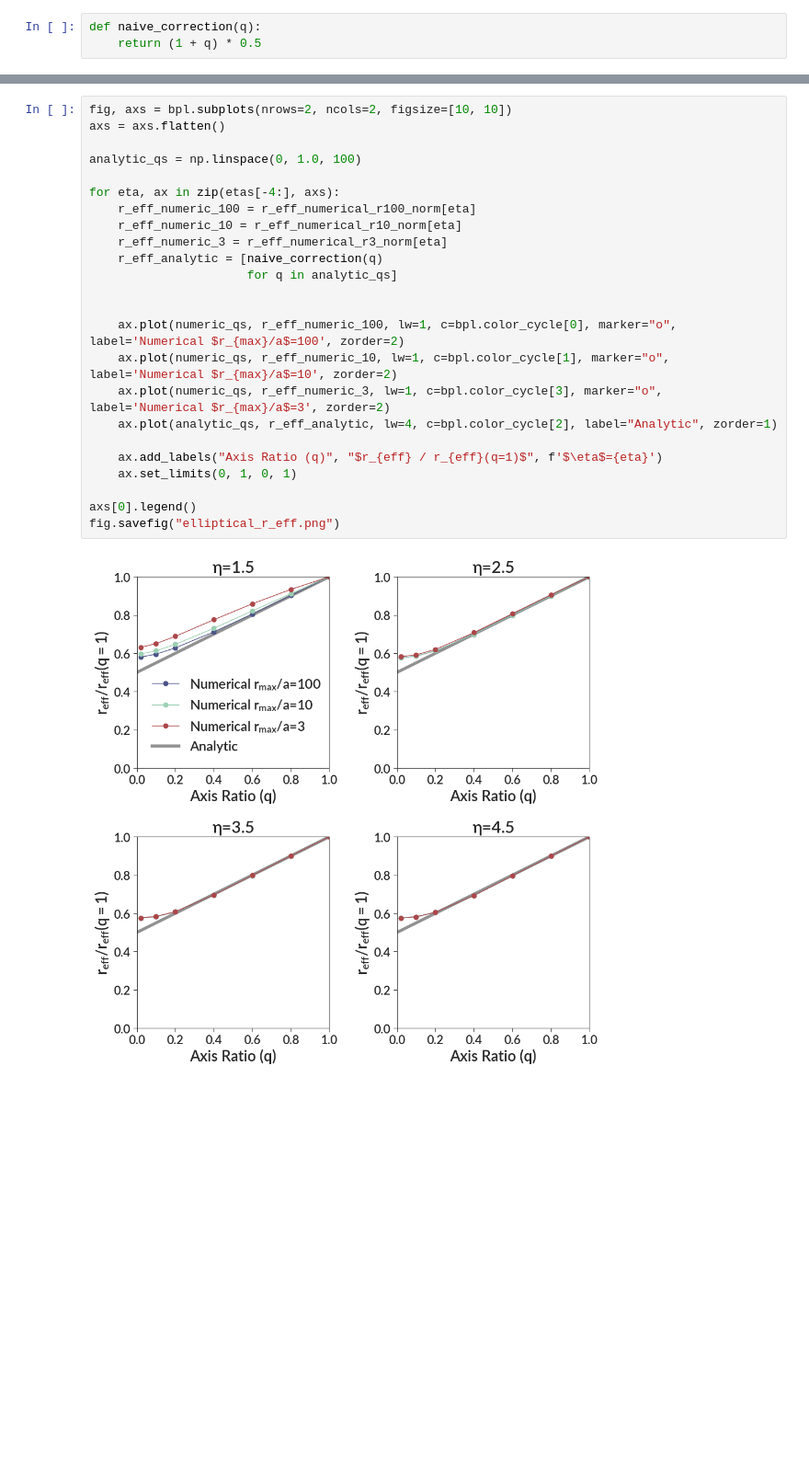
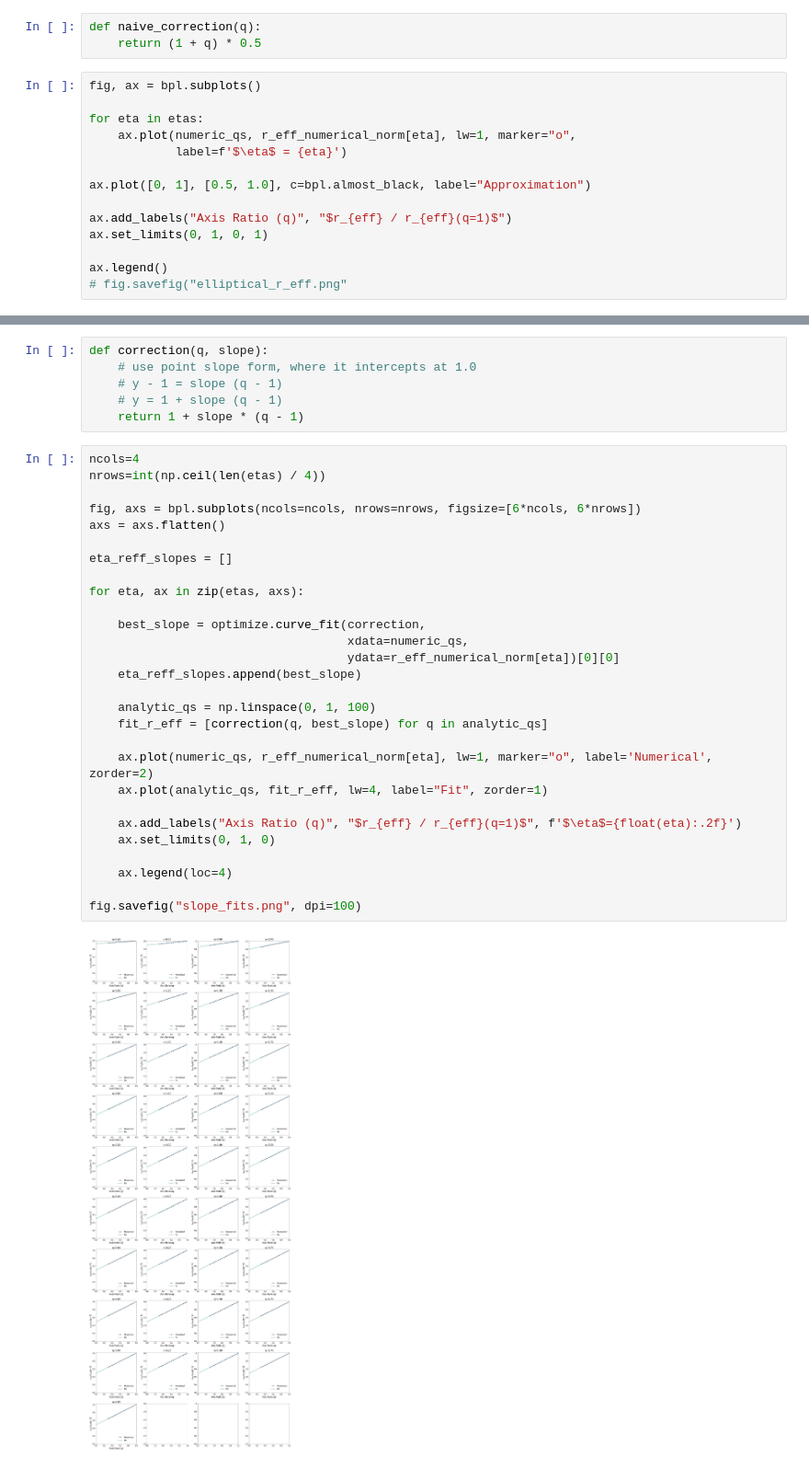
Before and after one commit to gillenbrown/LEGUS-sizes, a Jupyter notebook: testing/ellipticity.ipynb, the cells around one changed output, grey strips where cells are left out. Shown at 92% size. Saved outputs shown, nothing was run; the diff lists cells and outputs as text; blank space fills up the shorter version.

Commit message:
added proper ellipticity correction

```diff
--- a/testing/ellipticity.ipynb
+++ b/testing/ellipticity.ipynb
@@ -221,3 +210,17 @@ r_eff_numerical_r3_norm = {eta: [r_eff / r_eff_numerical_r3[eta][-1]
 # %%
 def naive_correction(q):
     return (1 + q) * 0.5
+# %%
+fig, ax = bpl.subplots()
+
+for eta in etas:
+    ax.plot(numeric_qs, r_eff_numerical_norm[eta], lw=1, marker="o",
+            label=f'$\eta$ = {eta}')
+
+ax.plot([0, 1], [0.5, 1.0], c=bpl.almost_black, label="Approximation")
+
+ax.add_labels("Axis Ratio (q)", "$r_{eff} / r_{eff}(q=1)$")
+ax.set_limits(0, 1, 0, 1)
+
+ax.legend()
+# fig.savefig("elliptical_r_eff.png"
@@ -224,26 +230,36 @@ def naive_correction(q):
+# %%
+def correction(q, slope):
+    # use point slope form, where it intercepts at 1.0
+    # y - 1 = slope (q - 1)
+    # y = 1 + slope (q - 1)
+    return 1 + slope * (q - 1)
 # %%
-fig, axs = bpl.subplots(nrows=2, ncols=2, figsize=[10, 10])
+ncols=4
+nrows=int(np.ceil(len(etas) / 4))
+
+fig, axs = bpl.subplots(ncols=ncols, nrows=nrows, figsize=[6*ncols, 6*nrows])
 axs = axs.flatten()
 
-analytic_qs = np.linspace(0, 1.0, 100)
+eta_reff_slopes = []
 
-for eta, ax in zip(etas[-4:], axs):
-    r_eff_numeric_100 = r_eff_numerical_r100_norm[eta]
-    r_eff_numeric_10 = r_eff_numerical_r10_norm[eta]
-    r_eff_numeric_3 = r_eff_numerical_r3_norm[eta]
-    r_eff_analytic = [naive_correction(q)
-                      for q in analytic_qs]
+for eta, ax in zip(etas, axs):
 
+    best_slope = optimize.curve_fit(correction,
+                                    xdata=numeric_qs,
+                                    ydata=r_eff_numerical_norm[eta])[0][0]
+    eta_reff_slopes.append(best_slope)
 
-    ax.plot(numeric_qs, r_eff_numeric_100, lw=1, c=bpl.color_cycle[0], marker="o", label='Numerical $r_{max}/a$=100', zorder=2)
-    ax.plot(numeric_qs, r_eff_numeric_10, lw=1, c=bpl.color_cycle[1], marker="o", label='Numerical $r_{max}/a$=10', zorder=2)
-    ax.plot(numeric_qs, r_eff_numeric_3, lw=1, c=bpl.color_cycle[3], marker="o", label='Numerical $r_{max}/a$=3', zorder=2)
-    ax.plot(analytic_qs, r_eff_analytic, lw=4, c=bpl.color_cycle[2], label="Analytic", zorder=1)
+    analytic_qs = np.linspace(0, 1, 100)
+    fit_r_eff = [correction(q, best_slope) for q in analytic_qs]
 
-    ax.add_labels("Axis Ratio (q)", "$r_{eff} / r_{eff}(q=1)$", f'$\eta$={eta}')
-    ax.set_limits(0, 1, 0, 1)
+    ax.plot(numeric_qs, r_eff_numerical_norm[eta], lw=1, marker="o", label='Numerical', zorder=2)
+    ax.plot(analytic_qs, fit_r_eff, lw=4, label="Fit", zorder=1)
 
-axs[0].legend()
-fig.savefig("elliptical_r_eff.png")
+    ax.add_labels("Axis Ratio (q)", "$r_{eff} / r_{eff}(q=1)$", f'$\eta$={float(eta):.2f}')
+    ax.set_limits(0, 1, 0)
+
+    ax.legend(loc=4)
+
+fig.savefig("slope_fits.png", dpi=100)
 # %% [output]
-[figure, old version]
+[figure, new version]
```
Also changed, not shown: parts of 19 cells of this notebook, 4 other files.
